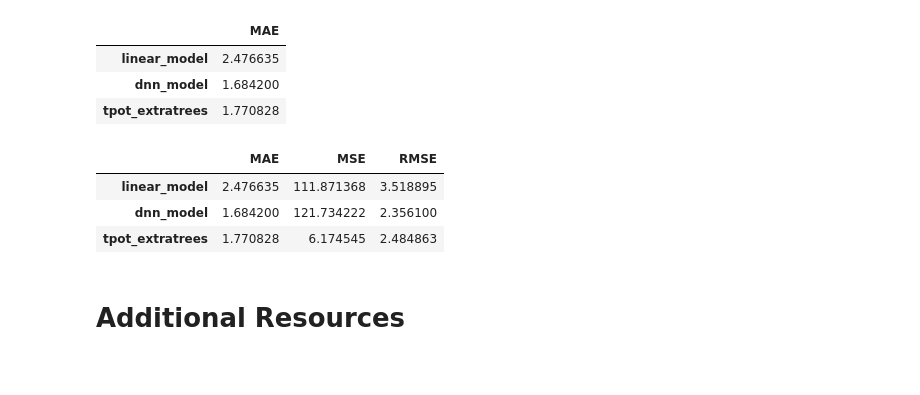
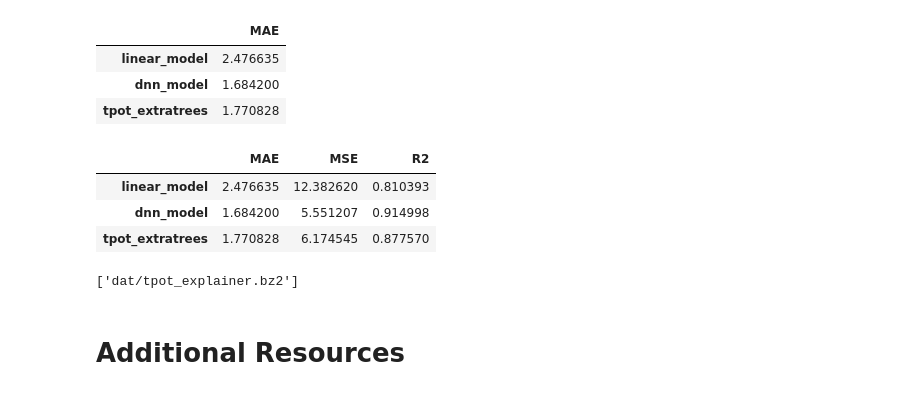
Before and after one commit to MichalRoztocki/FourthBrain-Weekly-Assignments, a Jupyter notebook: week-7-supervised-ml-deep-learning/nb/fuel_efficiency.ipynb, the cells around one changed output. Drawn from its saved outputs; the diff is of its cells as text; code cells hidden in the pictures.

```diff
--- a/week-7-supervised-ml-deep-learning/nb/fuel_efficiency.ipynb
+++ b/week-7-supervised-ml-deep-learning/nb/fuel_efficiency.ipynb
@@ -735,29 +735,23 @@ Let's take our models and make a model comparison demo like we did last week, bu
 [Here](https://www.kaggle.com/code/elsa155026/uciheart-kernel-shap-and-interactive-visualization/notebook) is a good example if how to create some different explainability plots using Plotly.
 # %%
 # Calculating Mean Squared Error to compare models
+from sklearn.metrics import mean_squared_error
 linear_pred = linear_model.predict(test_features)
-linear_mse = np.mean(keras.metrics.mean_squared_error(test_labels, linear_pred))
+linear_mse = mean_squared_error(test_labels, linear_pred)
 
 dnn_pred = dnn_model.predict(test_features)
-dnn_mse = np.mean(keras.metrics.mean_squared_error(test_labels, dnn_pred))
+dnn_mse = mean_squared_error(test_labels, dnn_pred)
 
 tpot_pred = exported_pipeline.predict(testing_features)
-tpot_mse = keras.metrics.mean_squared_error(testing_target, tpot_pred).numpy()
+tpot_mse = mean_squared_error(testing_target, tpot_pred)
 # %% [output]
 X has feature names, but ExtraTreesRegressor was fitted without feature names
-# %%
-# Calculating Root Mean Squared Error to compare models
-l = keras.metrics.RootMeanSquaredError()
-l.update_state(test_labels, linear_pred)
-linear_rmse = l.result().numpy()
-
-d = keras.metrics.RootMeanSquaredError()
-d.update_state(test_labels, dnn_pred)
-dnn_rmse = d.result().numpy()
-
-t = keras.metrics.RootMeanSquaredError()
-t.update_state(testing_target, tpot_pred)
-tpot_rmse = t.result().numpy()
+# %%
+# Calculating R^2 score - Coefficient of Determination
+from sklearn.metrics import r2_score
+linear_r = r2_score(test_labels, linear_pred)
+dnn_r = r2_score(test_labels, dnn_pred)
+tpot_r = r2_score(testing_target, tpot_pred)
 # %%
 test_results_df = pd.DataFrame.from_dict(test_results, orient='index', \
                                          columns=['MAE'])
@@ -771,17 +765,17 @@ test_results_df.head()
 # %%
 mse = pd.Series([linear_mse, dnn_mse, tpot_mse], index=["linear_model", \
                                                         "dnn_model", \
                                                         "tpot_extratrees"])
-rmse = pd.Series([linear_rmse, dnn_rmse, tpot_rmse], index=["linear_model", \
-                                                        "dnn_model", \
-                                                        "tpot_extratrees"])
+r2 = pd.Series([linear_r, dnn_r, tpot_r], index=["linear_model", \
+                                                 "dnn_model", \
+                                                 "tpot_extratrees"])
 test_results_df["MSE"] = mse
-test_results_df["RMSE"] = rmse
+test_results_df["R2"] = r2
 test_results_df.head()
 # %% [output]
-|  | MAE | MSE | RMSE |
-| linear_model | 2.476635 | 111.871368 | 3.518895 |
-| dnn_model | 1.684200 | 121.734222 | 2.356100 |
-| tpot_extratrees | 1.770828 | 6.174545 | 2.484863 |
+|  | MAE | MSE | R2 |
+| linear_model | 2.476635 | 12.382620 | 0.810393 |
+| dnn_model | 1.684200 | 5.551207 | 0.914998 |
+| tpot_extratrees | 1.770828 | 6.174545 | 0.877570 |
 # %%
 train_features.to_csv("dat/X_train.csv")
@@ -788,0 +787,8 @@ test_results_df.to_csv("dat/Results.csv")
+# %%
+dnn_ex_filename = 'dat/dnn_explainer.bz2'
+tpot_ex_filename = "dat/tpot_explainer.bz2"
+
+joblib.dump(dnn_explainer, filename=dnn_ex_filename, compress=('bz2', 9))
+joblib.dump(tpot_explainer, filename=tpot_ex_filename, compress=('bz2', 9))
+# %% [output]
+['dat/tpot_explainer.bz2']
```
Also changed, not shown: parts of 4 cells of this notebook, 11 other files.
